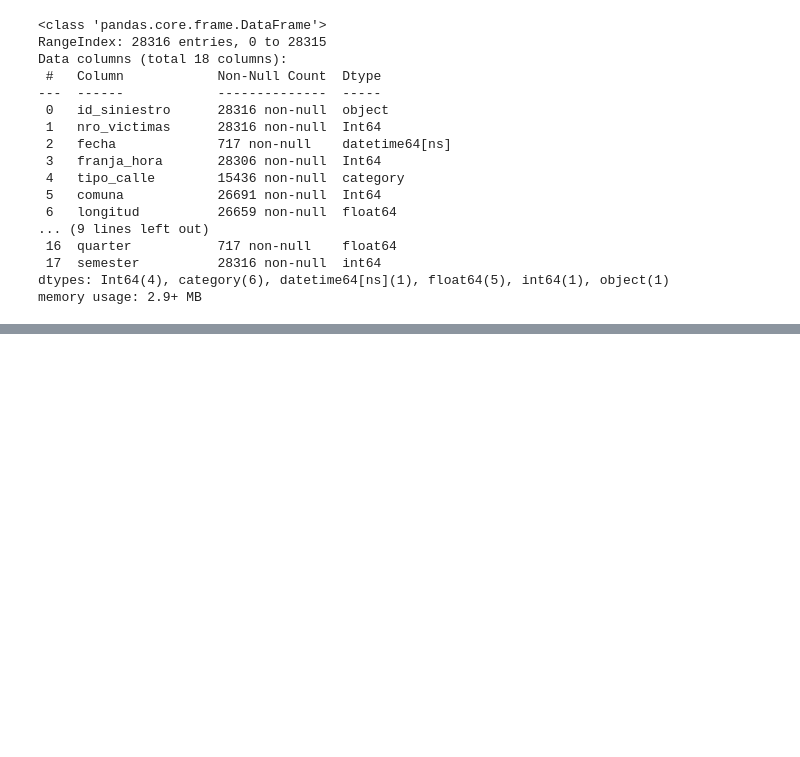
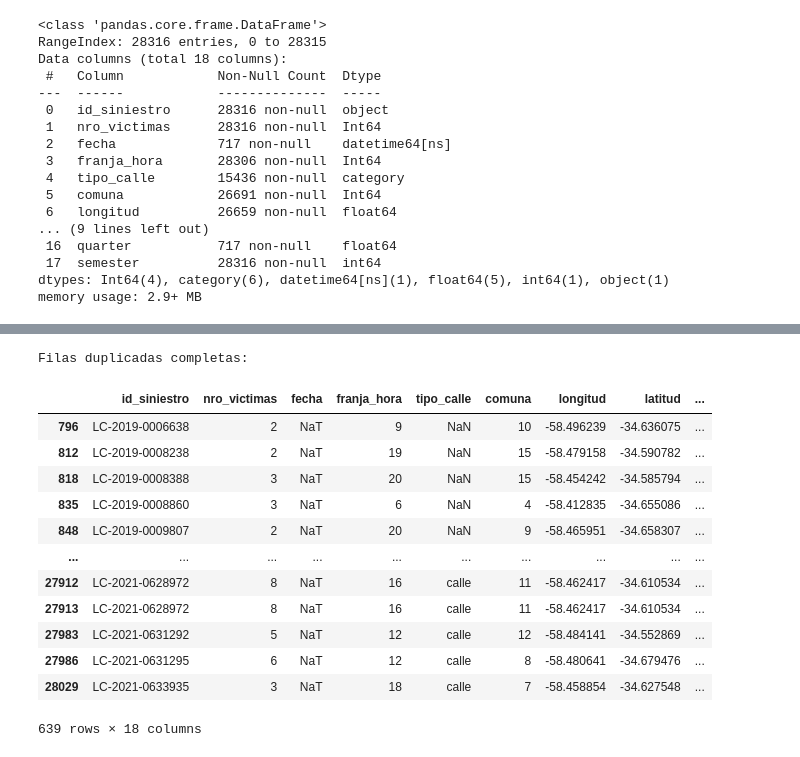
Before and after one commit to Gabbriela07/segundo_integrador_henry, a Jupyter notebook: Archivos_note/02-EDA.ipynb, the cells around one changed output, grey strips where cells are left out. Saved outputs shown, nothing was run; the diff lists cells and outputs as text; code cells hidden in the pictures; blank space fills up the shorter version.

```diff
--- a/Archivos_note/02-EDA.ipynb
+++ b/Archivos_note/02-EDA.ipynb
@@ -209,0 +349,21 @@ memory usage: 2.9+ MB
+# %%
+# Obtener filas duplicadas completas
+
+filas_duplicadas = siniestros_df[siniestros_df.duplicated()]
+print("\n\033[1mFilas duplicadas completas:")
+filas_duplicadas
+# %% [output]
+Filas duplicadas completas:
+|  | id_siniestro | nro_victimas | fecha | franja_hora | tipo_calle | comuna | longitud | latitud | ... |
+| 796 | LC-2019-0006638 | 2 | NaT | 9 | NaN | 10 | -58.496239 | -34.636075 | ... |
+| 812 | LC-2019-0008238 | 2 | NaT | 19 | NaN | 15 | -58.479158 | -34.590782 | ... |
+| 818 | LC-2019-0008388 | 3 | NaT | 20 | NaN | 15 | -58.454242 | -34.585794 | ... |
+| 835 | LC-2019-0008860 | 3 | NaT | 6 | NaN | 4 | -58.412835 | -34.655086 | ... |
+| 848 | LC-2019-0009807 | 2 | NaT | 20 | NaN | 9 | -58.465951 | -34.658307 | ... |
+| ... | ... | ... | ... | ... | ... | ... | ... | ... | ... |
+| 27912 | LC-2021-0628972 | 8 | NaT | 16 | calle | 11 | -58.462417 | -34.610534 | ... |
+| 27913 | LC-2021-0628972 | 8 | NaT | 16 | calle | 11 | -58.462417 | -34.610534 | ... |
+| 27983 | LC-2021-0631292 | 5 | NaT | 12 | calle | 12 | -58.484141 | -34.552869 | ... |
+| 27986 | LC-2021-0631295 | 6 | NaT | 12 | calle | 8 | -58.480641 | -34.679476 | ... |
+| 28029 | LC-2021-0633935 | 3 | NaT | 18 | calle | 7 | -58.458854 | -34.627548 | ... |
+639 rows × 18 columns
```
Also changed, not shown: parts of 9 cells of this notebook.
